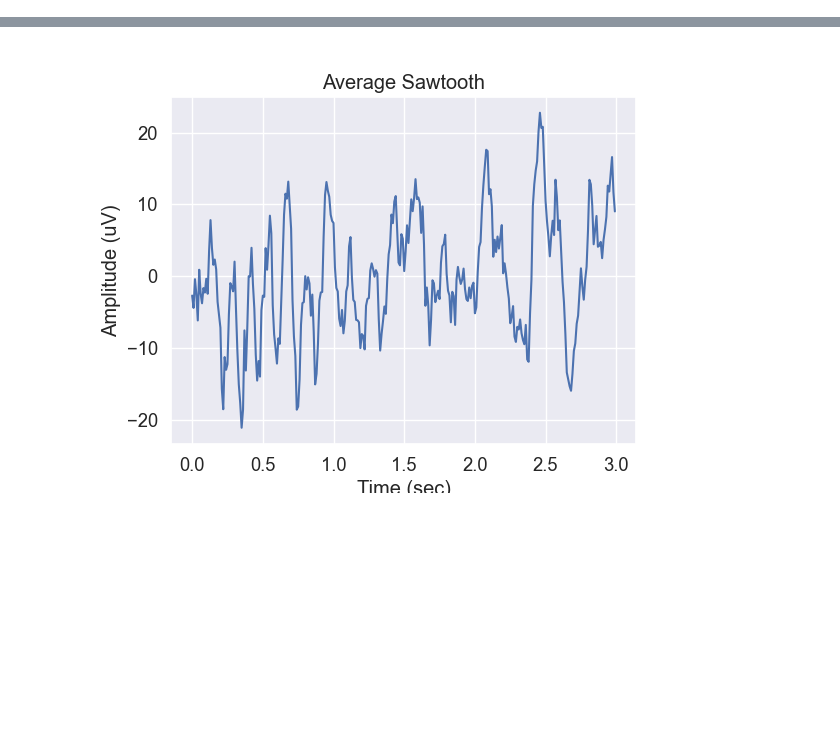
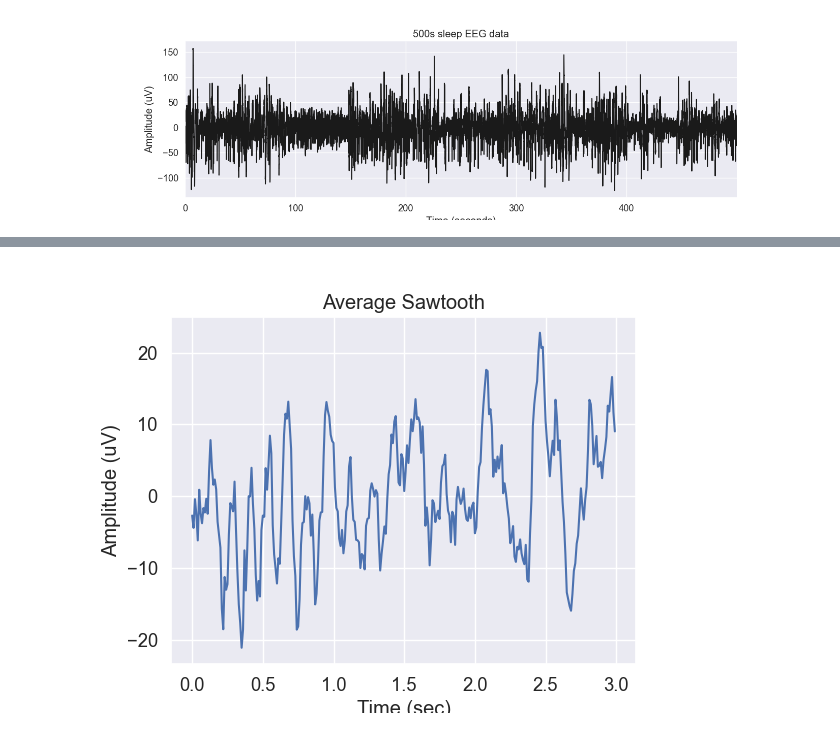
Before and after one commit to didi226/Sleep-Semantic-Segmentation, a Jupyter notebook: notebookes/test_wrap_sssm.ipynb, the cells around one changed output, grey strips where cells are left out. Drawn from its saved outputs; the diff is of its cells as text; code cells hidden in the pictures; blank space fills up the shorter version.

Commit message:
add sleep event detect notebook

```diff
--- a/notebookes/test_wrap_sssm.ipynb
+++ b/notebookes/test_wrap_sssm.ipynb
@@ -46,0 +30,5 @@ Designing a one-pass, zero-phase, non-causal bandpass filter:
+# %%
+raw.filter(0.1, 40)
+data = raw.get_data(['EEG Fpz-Cz'], units="uV")
+sf = 100
+data = data[:,:50000]
@@ -46,0 +55,14 @@ Designing a one-pass, zero-phase, non-causal bandpass filter:
+# %%
+# Define sampling frequency and time vector
+times = np.arange(data.shape[-1]) / sf
+
+# Plot the signal
+fig, ax = plt.subplots(1, 1, figsize=(14, 4))
+plt.plot(times, data[0,:], lw=1.5, color='k')
+plt.xlabel('Time (seconds)')
+plt.ylabel('Amplitude (uV)')
+plt.xlim([times.min(), times.max()])
+plt.title('500s sleep EEG data')
+sns.despine()
+# %% [output]
+[figure, added]
```
Also changed, not shown: parts of 16 cells of this notebook, 5 other files.
